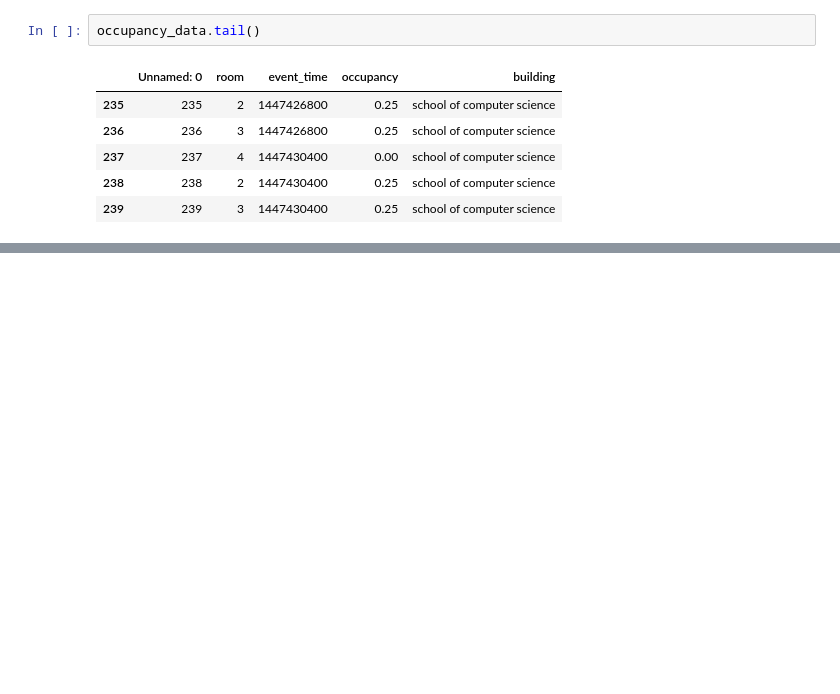
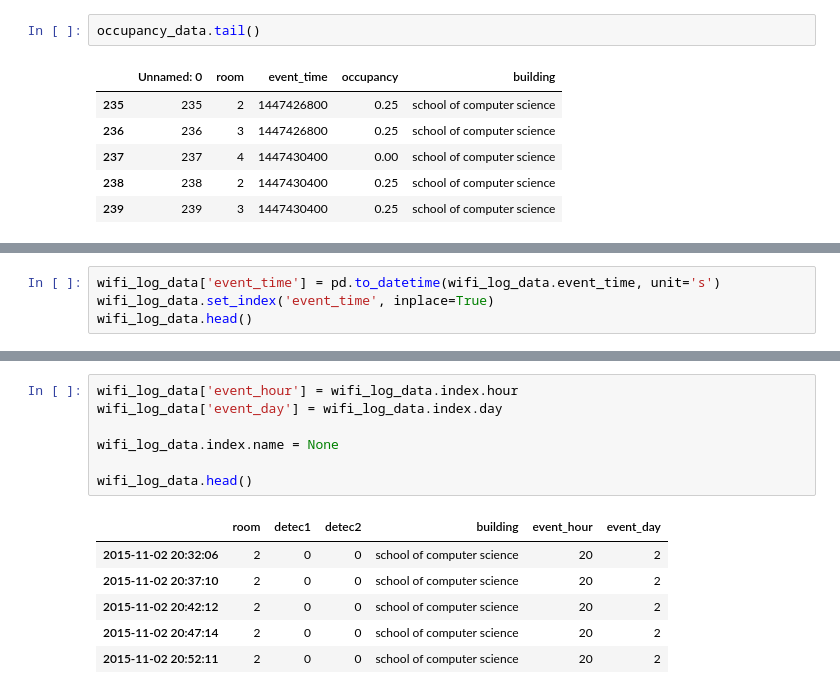
Before and after one commit to PaulineLc/OpenDoorData, a Jupyter notebook: application/data_analytics_ipynb/Data analytics notebook.ipynb, the cells around one changed output, grey strips where cells are left out. Cells and saved outputs as stored; diff of their text form; blank space fills up the shorter version.

```diff
--- a/application/data_analytics_ipynb/Data analytics notebook.ipynb
+++ b/application/data_analytics_ipynb/Data analytics notebook.ipynb
@@ -98,0 +119,4 @@ ValueError: labels ['Unnamed: 0'] not contained in axis
+# %%
+wifi_log_data['event_time'] = pd.to_datetime(wifi_log_data.event_time, unit='s')
+wifi_log_data.set_index('event_time', inplace=True)
+wifi_log_data.head()
@@ -98,0 +131,14 @@ ValueError: labels ['Unnamed: 0'] not contained in axis
+# %%
+wifi_log_data['event_hour'] = wifi_log_data.index.hour
+wifi_log_data['event_day'] = wifi_log_data.index.day
+
+wifi_log_data.index.name = None
+
+wifi_log_data.head()
+# %% [output]
+|  | room | detec1 | detec2 | building | event_hour | event_day |
+| 2015-11-02 20:32:06 | 2 | 0 | 0 | school of computer science | 20 | 2 |
+| 2015-11-02 20:37:10 | 2 | 0 | 0 | school of computer science | 20 | 2 |
+| 2015-11-02 20:42:12 | 2 | 0 | 0 | school of computer science | 20 | 2 |
+| 2015-11-02 20:47:14 | 2 | 0 | 0 | school of computer science | 20 | 2 |
+| 2015-11-02 20:52:11 | 2 | 0 | 0 | school of computer science | 20 | 2 |
```
Also changed, not shown: parts of 12 cells of this notebook.
